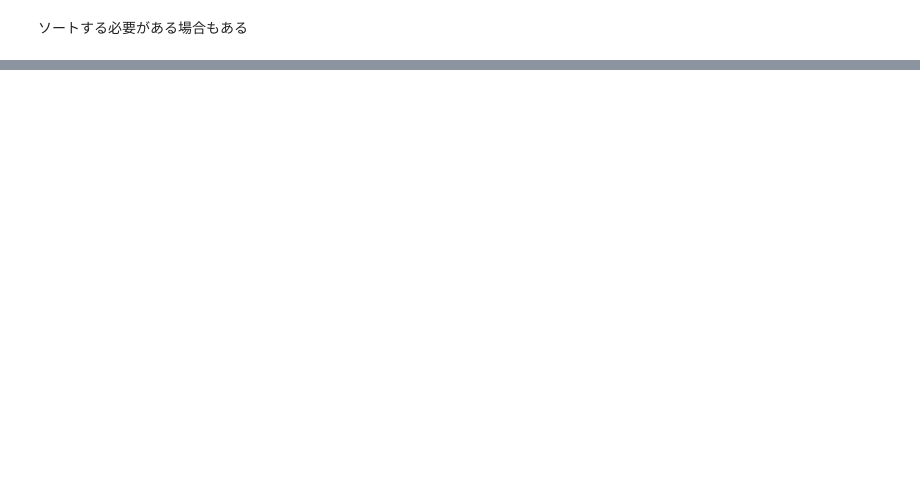
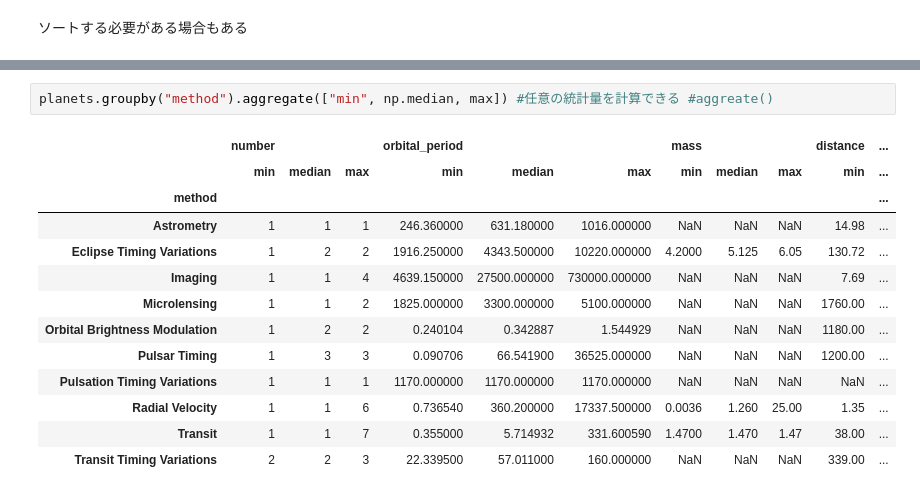
Before and after one commit to masakiaota/study, a Jupyter notebook: my_cheatsheet/Pandas.ipynb, the cells around one changed output, grey strips where cells are left out. Drawn from its saved outputs; the diff is of its cells as text; blank space fills up the shorter version.

```diff
--- a/my_cheatsheet/Pandas.ipynb
+++ b/my_cheatsheet/Pandas.ipynb
@@ -546,0 +700,16 @@ dtype: float64
+# %%
+planets.groupby("method").aggregate(["min", np.median, max]) #任意の統計量を計算できる #aggreate()
+# %% [output]
+|  | number |  |  | orbital_period |  |  | mass |  |  | distance | ... |
+|  | min | median | max | min | median | max | min | median | max | min | ... |
+| method |  |  |  |  |  |  |  |  |  |  | ... |
+| Astrometry | 1 | 1 | 1 | 246.360000 | 631.180000 | 1016.000000 | NaN | NaN | NaN | 14.98 | ... |
+| Eclipse Timing Variations | 1 | 2 | 2 | 1916.250000 | 4343.500000 | 10220.000000 | 4.2000 | 5.125 | 6.05 | 130.72 | ... |
+| Imaging | 1 | 1 | 4 | 4639.150000 | 27500.000000 | 730000.000000 | NaN | NaN | NaN | 7.69 | ... |
+| Microlensing | 1 | 1 | 2 | 1825.000000 | 3300.000000 | 5100.000000 | NaN | NaN | NaN | 1760.00 | ... |
+| Orbital Brightness Modulation | 1 | 2 | 2 | 0.240104 | 0.342887 | 1.544929 | NaN | NaN | NaN | 1180.00 | ... |
+| Pulsar Timing | 1 | 3 | 3 | 0.090706 | 66.541900 | 36525.000000 | NaN | NaN | NaN | 1200.00 | ... |
+| Pulsation Timing Variations | 1 | 1 | 1 | 1170.000000 | 1170.000000 | 1170.000000 | NaN | NaN | NaN | NaN | ... |
+| Radial Velocity | 1 | 1 | 6 | 0.736540 | 360.200000 | 17337.500000 | 0.0036 | 1.260 | 25.00 | 1.35 | ... |
+| Transit | 1 | 1 | 7 | 0.355000 | 5.714932 | 331.600590 | 1.4700 | 1.470 | 1.47 | 38.00 | ... |
+| Transit Timing Variations | 2 | 2 | 3 | 22.339500 | 57.011000 | 160.000000 | NaN | NaN | NaN | 339.00 | ... |
```
Also changed, not shown: parts of 29 cells of this notebook.
